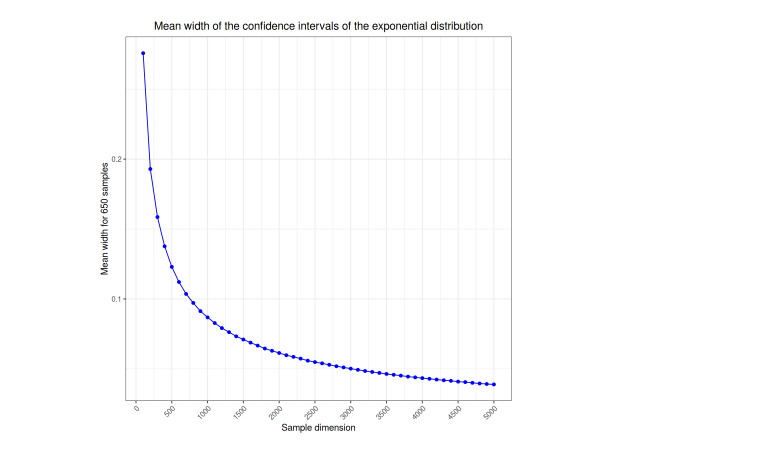
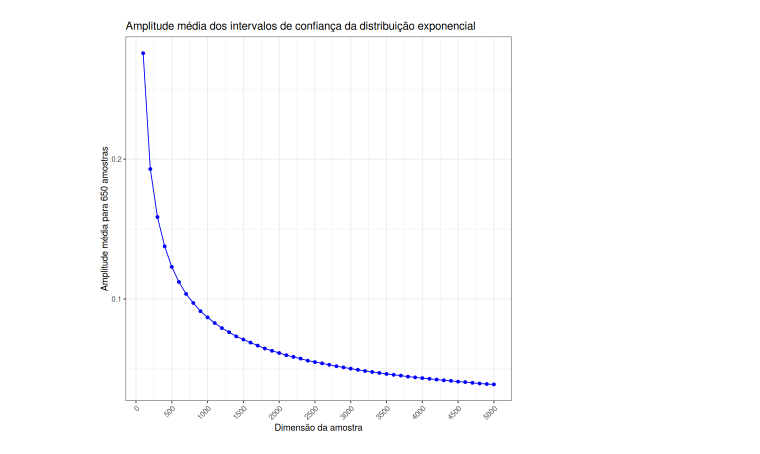
Before and after one commit to randomicecube/statistics-project-r, a Jupyter notebook: exercise-9.ipynb, the cells around one changed output. Saved outputs shown, nothing was run; the diff lists cells and outputs as text; code cells hidden in the pictures.

```diff
--- a/exercise-9.ipynb
+++ b/exercise-9.ipynb
@@ -27,11 +27,11 @@ for (n in dimensions) {
 # %%
 ggplot(data.frame(dimensions, mean_widths), aes(x=dimensions, y=mean_widths)) +
   geom_line(color="blue") +
   geom_point(color="blue") +
   theme_bw() +
-  theme(axis.text.x = element_text(angle = 45, hjust = 1), plot.title = element_text(hjust = 0.5)) +
-  xlab("Sample dimension") + ylab("Mean width for 650 samples") +
-  ggtitle("Mean width of the confidence intervals of the exponential distribution") +
+  theme(axis.text.x = element_text(angle = 45, hjust = 1)) +
+  xlab("Dimensão da amostra") + ylab("Amplitude média para 650 amostras") +
+  ggtitle("Amplitude média dos intervalos de confiança da distribuição exponencial") +
   scale_x_continuous(breaks = round(seq(0, 5000, 500)))
 # %% [output]
-[figure, old version]
+[figure, new version]
```
Also changed, not shown: 2 other files.
